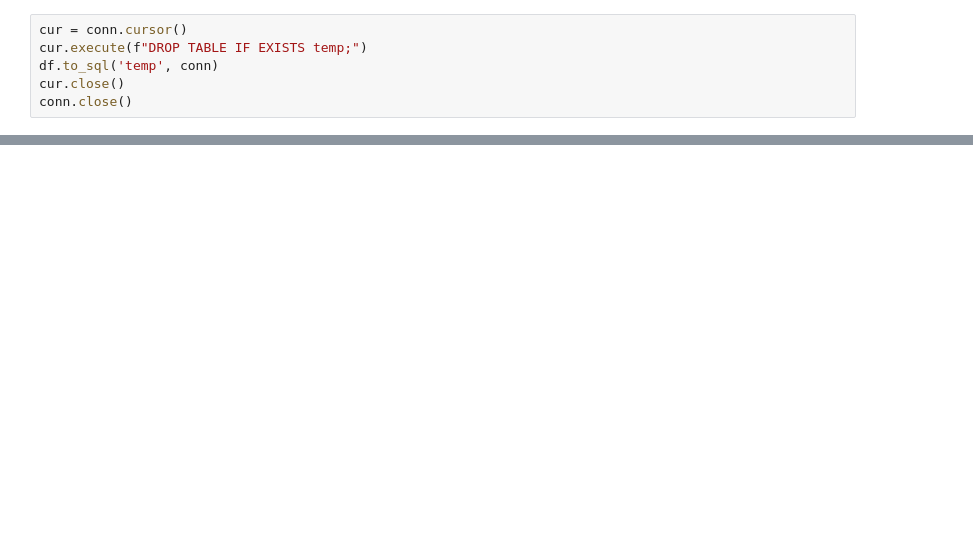
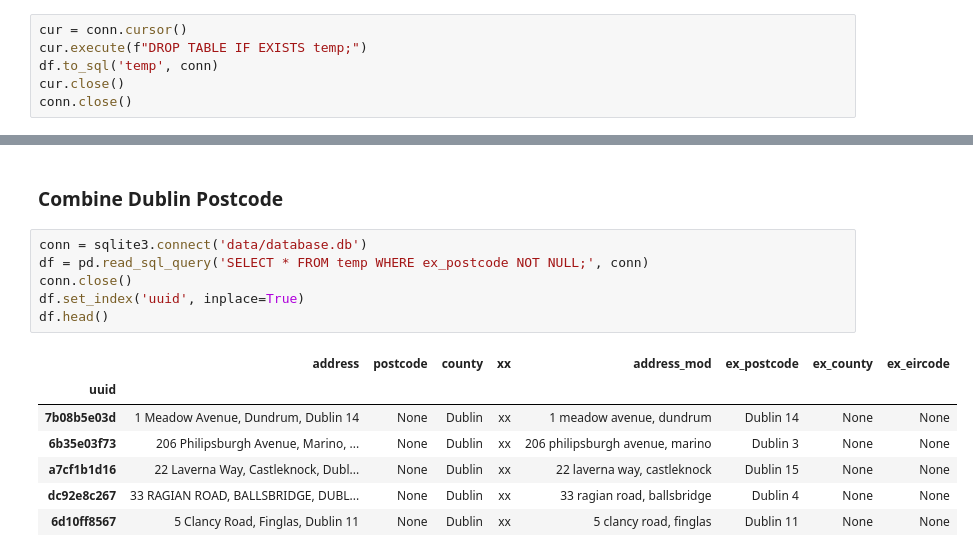
Before and after one commit to bglynch/code_scratchpad, a Jupyter notebook: blog/parsing-the-property-price-register-part-1/notebooks/Prepare data.ipynb, the cells around one changed output, grey strips where cells are left out. Drawn from its saved outputs; the diff is of its cells as text; blank space fills up the shorter version.

```diff
--- a/blog/parsing-the-property-price-register-part-1/notebooks/Prepare data.ipynb
+++ b/blog/parsing-the-property-price-register-part-1/notebooks/Prepare data.ipynb
@@ -140,0 +198,16 @@ conn.close()
+# %% [markdown]
+### Combine Dublin Postcode
+# %%
+conn = sqlite3.connect('data/database.db')
+df = pd.read_sql_query('SELECT * FROM temp WHERE ex_postcode NOT NULL;', conn)
+conn.close()
+df.set_index('uuid', inplace=True)
+df.head()
+# %% [output]
+|  | address | postcode | county | xx | address_mod | ex_postcode | ex_county | ex_eircode |
+| uuid |  |  |  |  |  |  |  |  |
+| 7b08b5e03d | 1 Meadow Avenue, Dundrum, Dublin 14 | None | Dublin | xx | 1 meadow avenue, dundrum | Dublin 14 | None | None |
+| 6b35e03f73 | 206 Philipsburgh Avenue, Marino, ... | None | Dublin | xx | 206 philipsburgh avenue, marino | Dublin 3 | None | None |
+| a7cf1b1d16 | 22 Laverna Way, Castleknock, Dubl... | None | Dublin | xx | 22 laverna way, castleknock | Dublin 15 | None | None |
+| dc92e8c267 | 33 RAGIAN ROAD, BALLSBRIDGE, DUBL... | None | Dublin | xx | 33 ragian road, ballsbridge | Dublin 4 | None | None |
+| 6d10ff8567 | 5 Clancy Road, Finglas, Dublin 11 | None | Dublin | xx | 5 clancy road, finglas | Dublin 11 | None | None |
```
Also changed, not shown: parts of 26 cells of this notebook.
